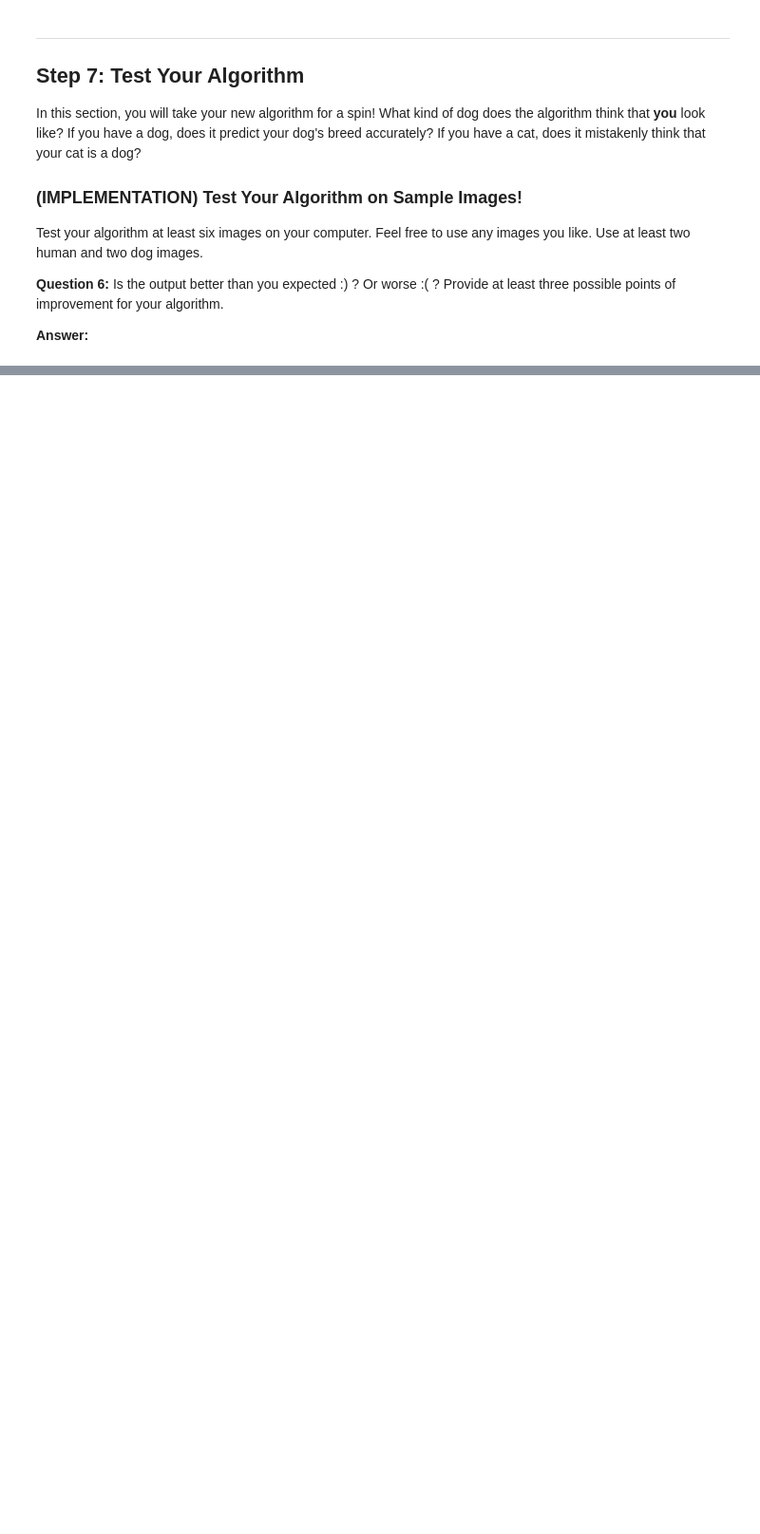
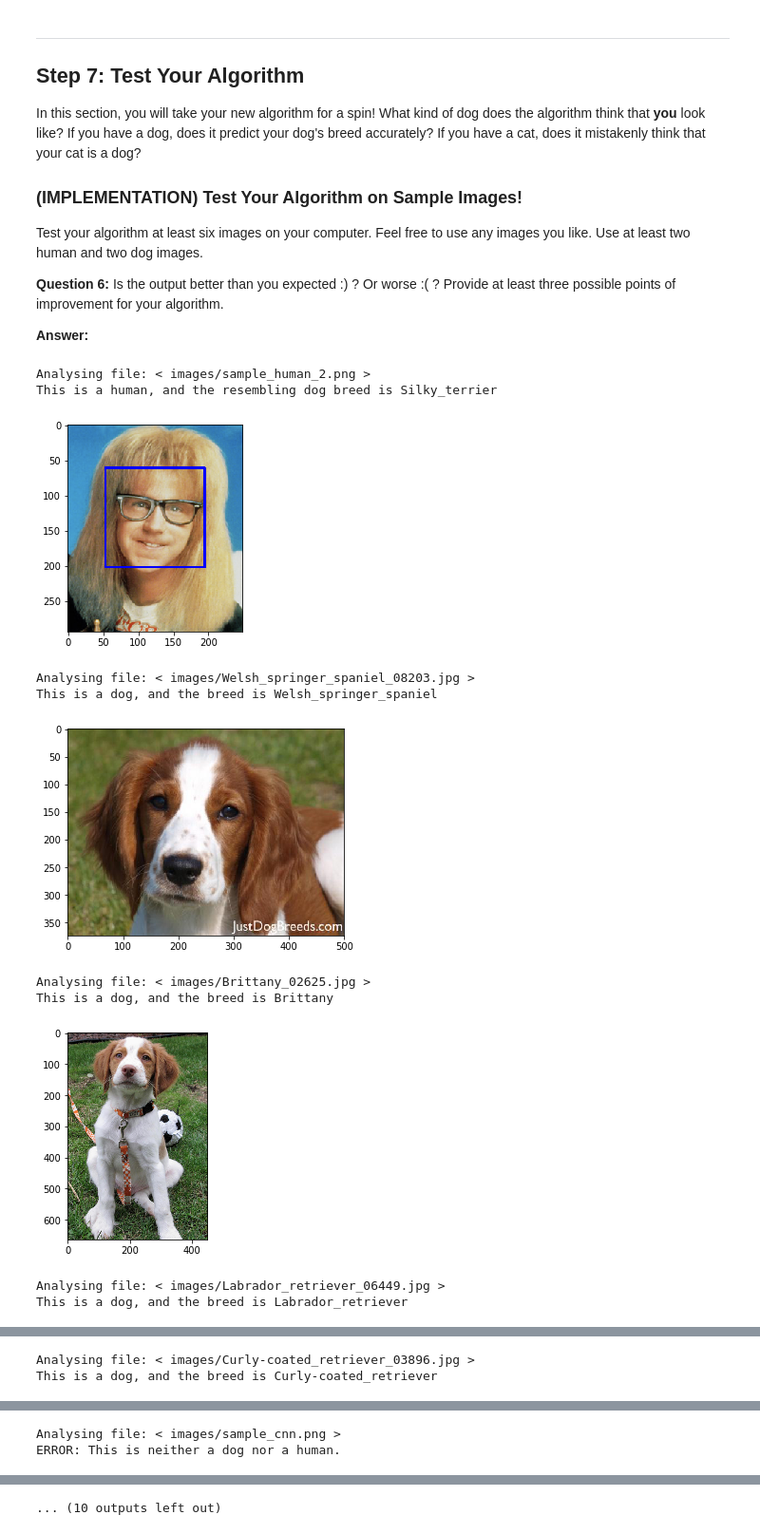
Before and after one commit to user235p/dog_app, a Jupyter notebook: dog_app.ipynb, the cells around one changed output, grey strips where cells are left out. Shown at 95% size. Drawn from its saved outputs; the diff is of its cells as text; code cells hidden in the pictures; blank space fills up the shorter version.

```diff
--- a/dog_app.ipynb
+++ b/dog_app.ipynb
@@ -566,4 +831,23 @@ __Answer:__
 # %%
 ## TODO: Execute your algorithm from Step 6 on
 ## at least 6 images on your computer.
-## Feel free to use as many code cells as needed.
+
+# go throug the images in folder images
+import glob
+
+folPath = 'images'
+for img_path in glob.glob(folPath+'/*'):
+    print('Analysing file: <',img_path,'>')
+    ImageApp(img_path)
+# %% [output]
+Analysing file: < images/sample_human_2.png >
+This is a human, and the resembling dog breed is Silky_terrier
+[figure, added]
+Analysing file: < images/Welsh_springer_spaniel_08203.jpg >
+This is a dog, and the breed is Welsh_springer_spaniel
+[figure, added]
+Analysing file: < images/Brittany_02625.jpg >
+This is a dog, and the breed is Brittany
+[figure, added]
+Analysing file: < images/Labrador_retriever_06449.jpg >
+This is a dog, and the breed is Labrador_retriever
@@ -569,0 +855,2 @@ __Answer:__
+Analysing file: < images/Curly-coated_retriever_03896.jpg >
+This is a dog, and the breed is Curly-coated_retriever
@@ -569,0 +858,2 @@ __Answer:__
+Analysing file: < images/sample_cnn.png >
+ERROR: This is neither a dog nor a human.
@@ -569,0 +861 @@ __Answer:__
+... (10 outputs left out)
```
Also changed, not shown: parts of 32 cells of this notebook, 3 other files.
